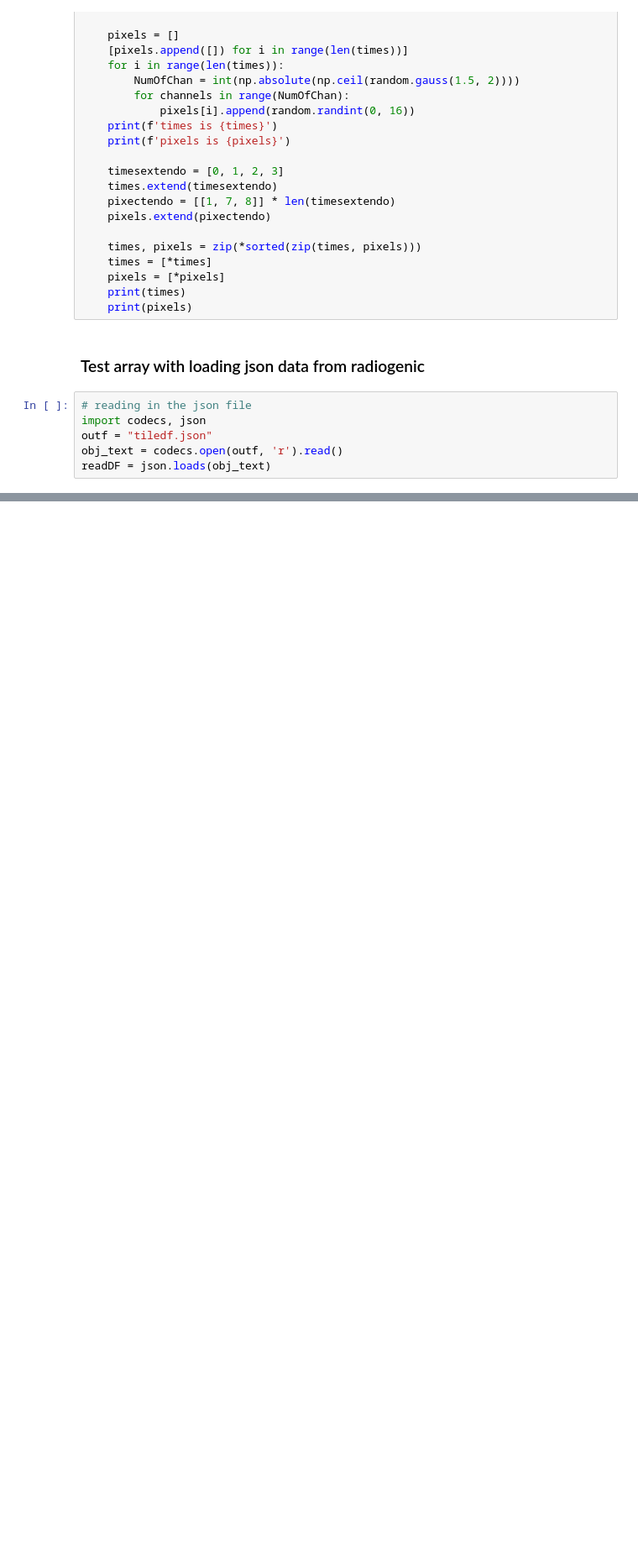
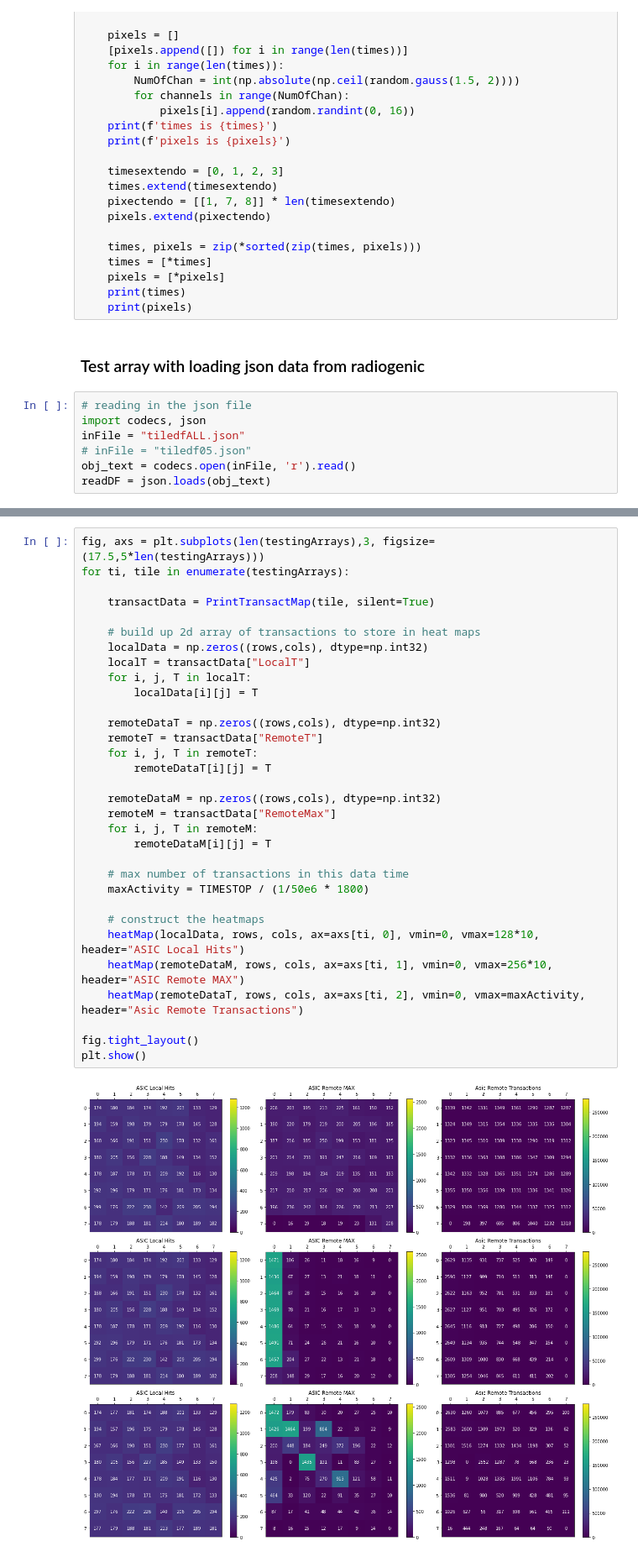
Before and after one commit to OliviaSeidel/qpix-digital, a Jupyter notebook: simulation-software/ArrayNotebook.ipynb, the cells around one changed output, grey strips where cells are left out. Shown: that part at 84% size. Cells and saved outputs as stored; diff of their text form; blank space fills up the shorter version.

```diff
--- a/simulation-software/ArrayNotebook.ipynb
+++ b/simulation-software/ArrayNotebook.ipynb
@@ -506,6 +502,7 @@ def stuff():
 # %%
 # reading in the json file
 import codecs, json
-outf = "tiledf.json"
-obj_text = codecs.open(outf, 'r').read()
+inFile = "tiledfALL.json"
+# inFile = "tiledf05.json"
+obj_text = codecs.open(inFile, 'r').read()
 readDF = json.loads(obj_text)
@@ -551,0 +549,34 @@ Remote Transmissions:
+# %%
+fig, axs = plt.subplots(len(testingArrays),3, figsize=(17.5,5*len(testingArrays)))
+for ti, tile in enumerate(testingArrays):
+
+    transactData = PrintTransactMap(tile, silent=True)
+
+    # build up 2d array of transactions to store in heat maps
+    localData = np.zeros((rows,cols), dtype=np.int32)
+    localT = transactData["LocalT"]
+    for i, j, T in localT:
+        localData[i][j] = T
+
+    remoteDataT = np.zeros((rows,cols), dtype=np.int32)
+    remoteT = transactData["RemoteT"]
+    for i, j, T in remoteT:
+        remoteDataT[i][j] = T
+
+    remoteDataM = np.zeros((rows,cols), dtype=np.int32)
+    remoteM = transactData["RemoteMax"]
+    for i, j, T in remoteM:
+        remoteDataM[i][j] = T
+
+    # max number of transactions in this data time
+    maxActivity = TIMESTOP / (1/50e6 * 1800)
+
+    # construct the heatmaps
+    heatMap(localData, rows, cols, ax=axs[ti, 0], vmin=0, vmax=128*10, header="ASIC Local Hits")
+    heatMap(remoteDataM, rows, cols, ax=axs[ti, 1], vmin=0, vmax=256*10, header="ASIC Remote MAX")
+    heatMap(remoteDataT, rows, cols, ax=axs[ti, 2], vmin=0, vmax=maxActivity, header="Asic Remote Transactions")
+
+fig.tight_layout()
+plt.show()
+# %% [output]
+[figure, added]
```
Also changed, not shown: parts of 13 cells of this notebook, 3 other files.
